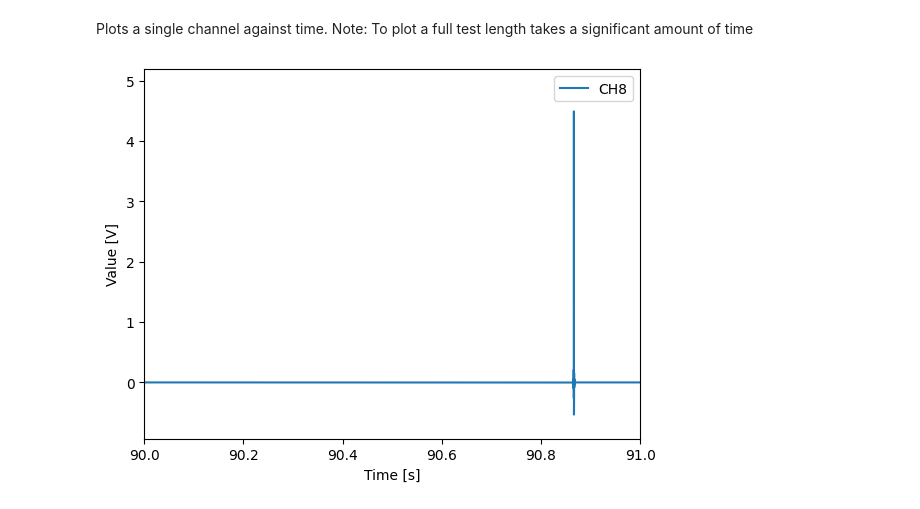
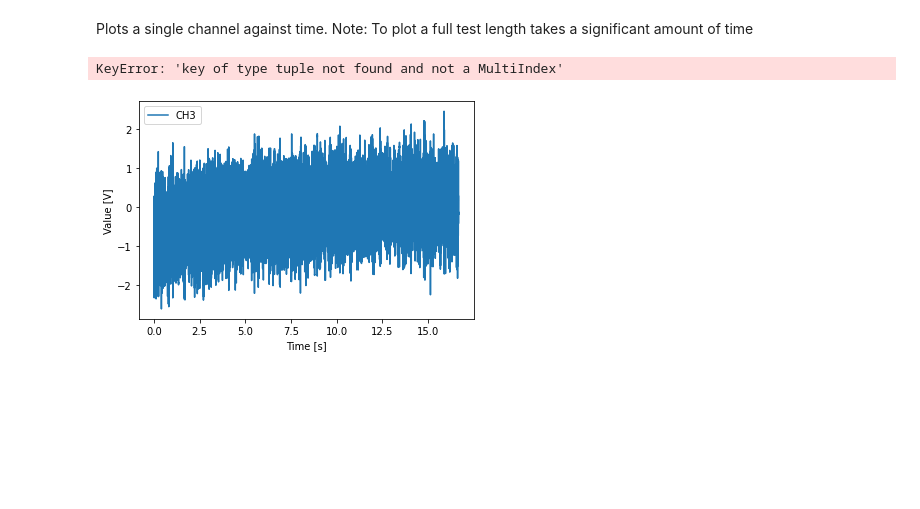
Before and after one commit to josmarcristello/Field-Test-Ferrier-2023, a Jupyter notebook: data processing/read_TEAC_data.ipynb, the cells around one changed output. Saved outputs shown, nothing was run; the diff lists cells and outputs as text; code cells hidden in the pictures; blank space fills up the shorter version.

```diff
--- a/data processing/read_TEAC_data.ipynb
+++ b/data processing/read_TEAC_data.ipynb
@@ -17,6 +17,7 @@ TEAC_test_name = "LX20_001"
 TEAC_raw_url = TEAC_raw_data_folder + TEAC_test_name
 
 TEAC_raw_url = "F:/Dropbox/Projects/001 - CNRL - Pipewise/005 - Field Test/2023/data/Field Visit 1/Station 1/TEAC/LX110DIR/LX10_001"
+TEAC_raw_url = "F:/Dropbox/Projects/011 - UofC Leak/Test/May 29/Station 2 - Energy Center/TEAC/LX120DIR/LX20_001"
 # %% [markdown]
 ## Read and Import Data
 # %%
@@ -148,13 +149,13 @@ Percentage of time intervals exceeding 5.0% deviation: 0.00%
 Plots a single channel against time. Note: To plot a full test length takes a significant amount of time
 # %%
 time_values = data_frame.iloc[:, 0]
-device_data = data_frame[["CH8"]]
+device_data = data_frame[["CH5"]]
 
 # Plot the first three columns with time_values as the x-axis
 for column in device_data.columns:
     plt.plot(time_values, device_data[column], label=column)
 
-plt.xlim((90, 91))
+#plt.xlim((90, 91))
 #plt.ylim((-10, 11))
 
 # Customize the plot
@@ -166,4 +167,31 @@ plt.legend(device_data.columns, loc='best')
 # Show the plot
 plt.show()
 # %% [output]
-[figure, removed]
+KeyError: 'key of type tuple not found and not a MultiIndex'
+# %%
+def plot_data(column_name="CH5", start_index=None, end_index=None):
+    # Default to using all data if start_index or end_index aren't specified
+    if start_index is None:
+        start_index = 0
+    if end_index is None:
+        end_index = len(data_frame)
+
+    time_values = data_frame.iloc[start_index:end_index+1, 0]
+    device_data = data_frame.loc[start_index:end_index, [column_name]]
+
+    # Plot the column with time_values as the x-axis
+    for column in device_data.columns:
+        plt.plot(time_values, device_data[column], label=column)
+
+    # Customize the plot
+    plt.xlabel('Time [s]')
+    plt.ylabel('Value [V]')
+    plt.legend(device_data.columns, loc='best')
+
+    # Show the plot
+    plt.show()
+
+# Call function with column name and start and end indices
+plot_data("CH3", 100, 200000)
+# %% [output]
+[figure, added]
```
Also changed, not shown: parts of 2 cells of this notebook, 2 other files.
